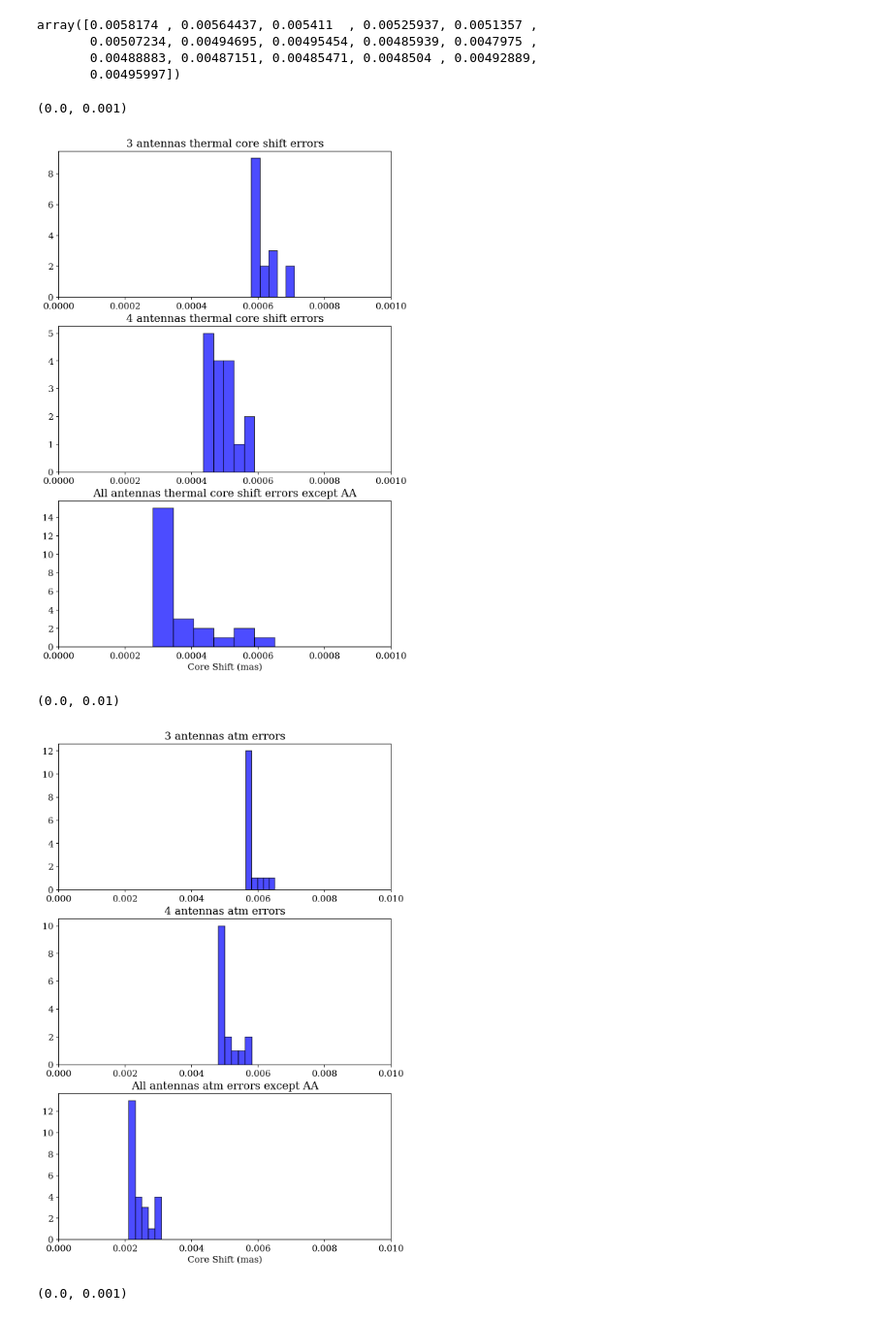
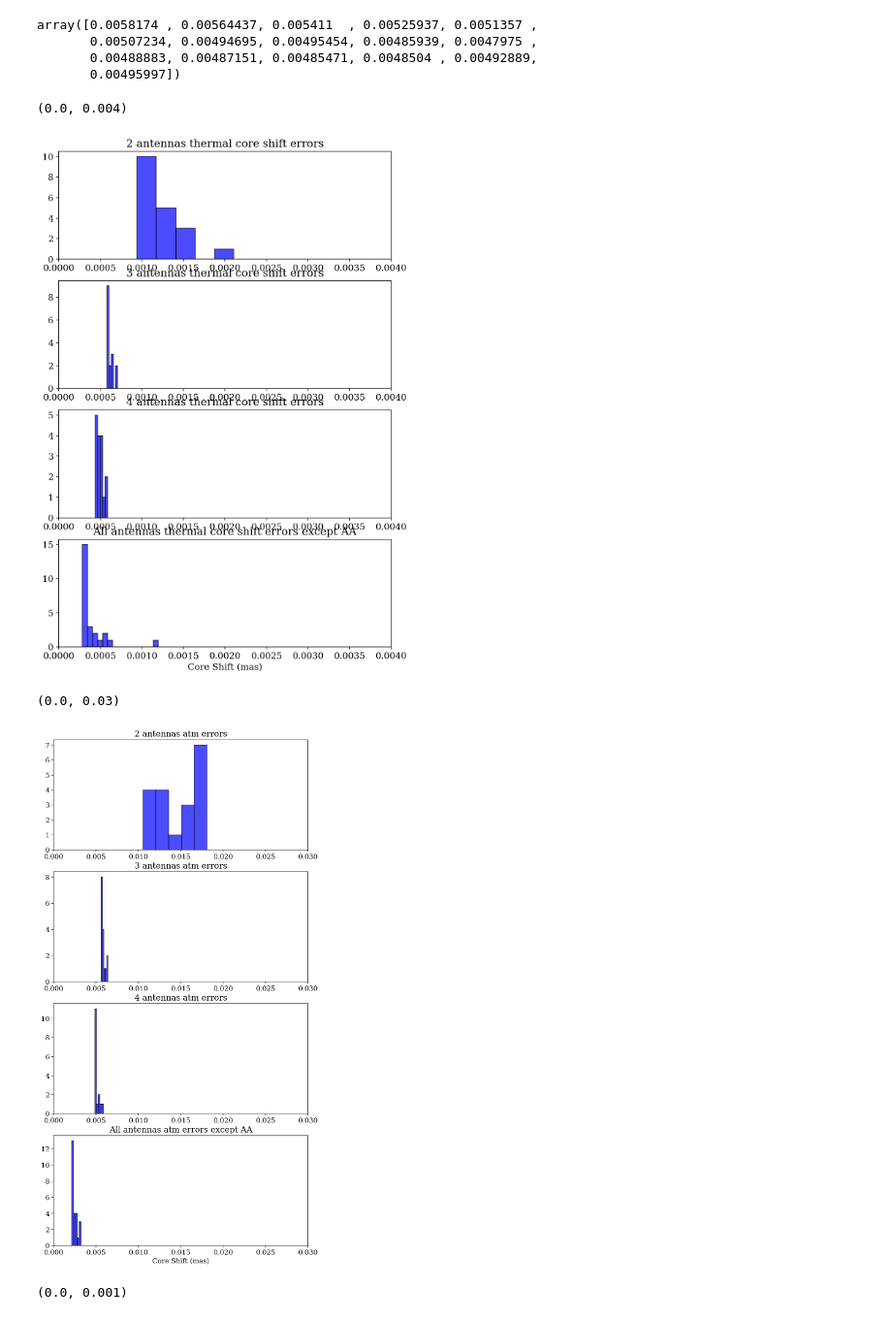
Before and after one commit to GalagaBits/ngeht_simulations, a Jupyter notebook: test.ipynb, the cells around one changed output. Shown at 97% size. Cells and saved outputs as stored; diff of their text form; code cells hidden in the pictures.

```diff
--- a/test.ipynb
+++ b/test.ipynb
@@ -125,6 +125,14 @@ Text(0.5, 1.0, 'Core Shift Errors')
 ### Now for 3 antennas, 4 antennas
 # %%
 fn = '/Volumes/GalagaResearch/Developer/blackholes/coreshift_practice/coreshift/SR1_3C279_2017_101_hi_hops_netcal_StokesI.uvfits'
+
+ngeht_2tennas = ngeht_predictions.load(uvfits=fn, scans=True)
+ngeht_2tennas.load_uvfits()
+ngeht_2tennas.select_antennas(tenna_list=['AP', 'AZ',])
+ngeht_2tennas.grouped_table_time()
+ngeht_2tennas.remove_scans_tenna_set(tenna_list=['AP', 'AZ',])
+ngeht_2tennas.thermal_atm.calculate_atm_error(n_runs=10000)
+ngeht_2tennas.thermal_atm.calculate_thermal_error(freq1=freq1, freq2=freq2, params=params)
 
 ngeht_3tennas = ngeht_predictions.load(uvfits=fn, scans=True)
 ngeht_3tennas.load_uvfits()
@@ -161,43 +174,52 @@ array([0.0058174 , 0.00564437, 0.005411  , 0.00525937, 0.0051357 ,
        0.00488883, 0.00487151, 0.00485471, 0.0048504 , 0.00492889,
        0.00495997])
 # %%
-fig, ax = plt.subplots(3,1, figsize=(8, 12), dpi=150)
+fig, ax = plt.subplots(4,1, figsize=(8, 12), dpi=150)
 
-ax[0].hist(ngeht_3tennas.thermal_atm.thermal_errors_coreshifts, bins=5, color='blue', edgecolor='black', alpha=0.7, label='Thermal Errors')
-ax[0].set_title('3 antennas thermal core shift errors')
+ax[0].hist(ngeht_2tennas.thermal_atm.thermal_errors_coreshifts, bins=5, color='blue', edgecolor='black', alpha=0.7, label='Thermal Errors')
+ax[0].set_title('2 antennas thermal core shift errors')
 
-ax[1].hist(ngeht_4tennas.thermal_atm.thermal_errors_coreshifts, bins=5, color='blue', edgecolor='black', alpha=0.7, label='Thermal Errors')
-ax[1].set_title('4 antennas thermal core shift errors')
 
-ax[2].hist(ngeht.thermal_atm.thermal_errors_coreshifts, bins=15, color='blue', edgecolor='black', alpha=0.7, label='Thermal Errors')
-ax[2].set_xlabel('Core Shift (mas)')
-ax[2].set_title('All antennas thermal core shift errors except AA')
+ax[1].hist(ngeht_3tennas.thermal_atm.thermal_errors_coreshifts, bins=5, color='blue', edgecolor='black', alpha=0.7, label='Thermal Errors')
+ax[1].set_title('3 antennas thermal core shift errors')
 
-ax[0].set_xlim(0, 0.001)
-ax[1].set_xlim(0, 0.001)
-ax[2].set_xlim(0, 0.001)
+ax[2].hist(ngeht_4tennas.thermal_atm.thermal_errors_coreshifts, bins=5, color='blue', edgecolor='black', alpha=0.7, label='Thermal Errors')
+ax[2].set_title('4 antennas thermal core shift errors')
+
+ax[3].hist(ngeht.thermal_atm.thermal_errors_coreshifts, bins=15, color='blue', edgecolor='black', alpha=0.7, label='Thermal Errors')
+ax[3].set_xlabel('Core Shift (mas)')
+ax[3].set_title('All antennas thermal core shift errors except AA')
+
+ax[0].set_xlim(0, 0.004)
+ax[1].set_xlim(0, 0.004)
+ax[2].set_xlim(0, 0.004)
+ax[3].set_xlim(0, 0.004)
 # %% [output]
-(0.0, 0.001)
+(0.0, 0.004)
-[figure, old version]
+[figure, new version]
 # %%
-fig, ax = plt.subplots(3,1, figsize=(8, 12), dpi=150)
+fig, ax = plt.subplots(4,1, figsize=(8, 16), dpi=150)
 
-ax[0].hist(np.std(ngeht_3tennas.thermal_atm.atm_obs_angles, axis=1), bins=5, color='blue', edgecolor='black', alpha=0.7, label='Thermal Errors')
-ax[0].set_title('3 antennas atm errors')
+ax[0].hist(np.std(ngeht_2tennas.thermal_atm.atm_obs_angles, axis=1), bins=5, color='blue', edgecolor='black', alpha=0.7, label='Thermal Errors')
+ax[0].set_title('2 antennas atm errors')
 
-ax[1].hist(np.std(ngeht_4tennas.thermal_atm.atm_obs_angles, axis=1), bins=5, color='blue', edgecolor='black', alpha=0.7, label='Thermal Errors')
-ax[1].set_title('4 antennas atm errors')
+ax[1].hist(np.std(ngeht_3tennas.thermal_atm.atm_obs_angles, axis=1), bins=5, color='blue', edgecolor='black', alpha=0.7, label='Thermal Errors')
+ax[1].set_title('3 antennas atm errors')
 
-ax[2].hist(np.std(ngeht.thermal_atm.atm_obs_angles, axis=1), bins=5, color='blue', edgecolor='black', alpha=0.7, label='Thermal Errors')
-ax[2].set_xlabel('Core Shift (mas)')
-ax[2].set_title('All antennas atm errors except AA')
+ax[2].hist(np.std(ngeht_4tennas.thermal_atm.atm_obs_angles, axis=1), bins=5, color='blue', edgecolor='black', alpha=0.7, label='Thermal Errors')
+ax[2].set_title('4 antennas atm errors')
 
-ax[0].set_xlim(0, 0.01)
-ax[1].set_xlim(0, 0.01)
-ax[2].set_xlim(0, 0.01)
+ax[3].hist(np.std(ngeht.thermal_atm.atm_obs_angles, axis=1), bins=5, color='blue', edgecolor='black', alpha=0.7, label='Thermal Errors')
+ax[3].set_xlabel('Core Shift (mas)')
+ax[3].set_title('All antennas atm errors except AA')
+
+ax[0].set_xlim(0, 0.03)
+ax[1].set_xlim(0, 0.03)
+ax[2].set_xlim(0, 0.03)
+ax[3].set_xlim(0, 0.03)
 # %% [output]
-(0.0, 0.01)
+(0.0, 0.03)
-[figure, old version]
+[figure, new version]
 # %%
 fig, ax = plt.subplots(3,1, figsize=(8, 12), dpi=150)
 
```
Also changed, not shown: parts of 4 cells of this notebook, 1 other file.
